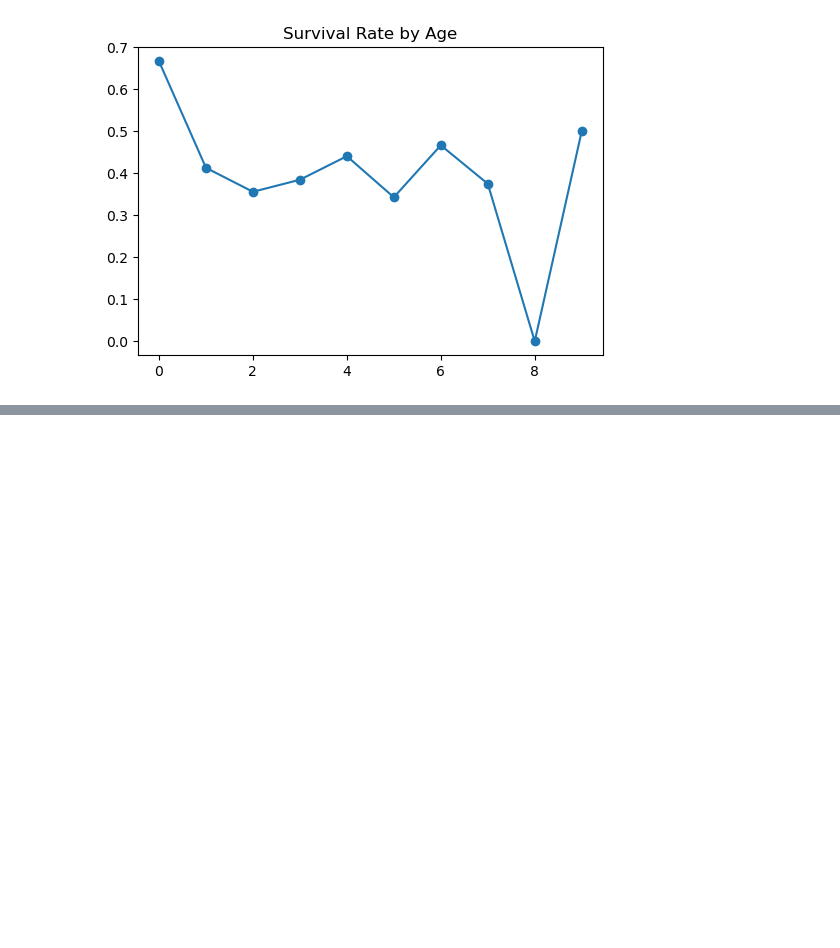
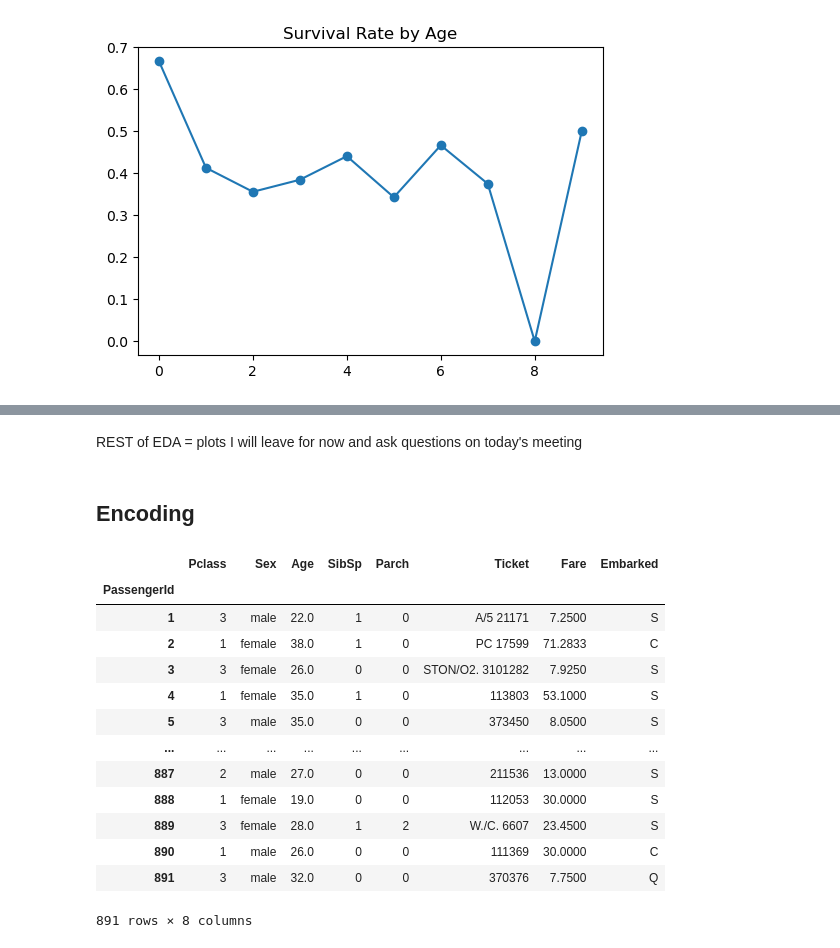
Before and after one commit to gtokebaeva/ml-tasks, a Jupyter notebook: titanic.ipynb, the cells around one changed output, grey strips where cells are left out. Drawn from its saved outputs; the diff is of its cells as text; code cells hidden in the pictures; blank space fills up the shorter version.

```diff
--- a/titanic.ipynb
+++ b/titanic.ipynb
@@ -253,0 +475,4 @@ plt.show()
+# %% [markdown]
+REST of EDA = plots I will leave for now and ask questions on today's meeting
+# %% [markdown]
+## Encoding
@@ -253,0 +481,23 @@ plt.show()
+# %%
+from sklearn.model_selection import train_test_split
+
+X = df.drop('Survived', axis = 1)
+y = df['Survived']
+X_train, X_test, y_train, y_test = train_test_split(X, y, test_size = 0.3, random_state=42)
+# %%
+X
+# %% [output]
+|  | Pclass | Sex | Age | SibSp | Parch | Ticket | Fare | Embarked |
+| PassengerId |  |  |  |  |  |  |  |  |
+| 1 | 3 | male | 22.0 | 1 | 0 | A/5 21171 | 7.2500 | S |
+| 2 | 1 | female | 38.0 | 1 | 0 | PC 17599 | 71.2833 | C |
+| 3 | 3 | female | 26.0 | 0 | 0 | STON/O2. 3101282 | 7.9250 | S |
+| 4 | 1 | female | 35.0 | 1 | 0 | 113803 | 53.1000 | S |
+| 5 | 3 | male | 35.0 | 0 | 0 | 373450 | 8.0500 | S |
+| ... | ... | ... | ... | ... | ... | ... | ... | ... |
+| 887 | 2 | male | 27.0 | 0 | 0 | 211536 | 13.0000 | S |
+| 888 | 1 | female | 19.0 | 0 | 0 | 112053 | 30.0000 | S |
+| 889 | 3 | female | 28.0 | 1 | 2 | W./C. 6607 | 23.4500 | S |
+| 890 | 1 | male | 26.0 | 0 | 0 | 111369 | 30.0000 | C |
+| 891 | 3 | male | 32.0 | 0 | 0 | 370376 | 7.7500 | Q |
+891 rows × 8 columns
```
Also changed, not shown: parts of 44 cells of this notebook.
